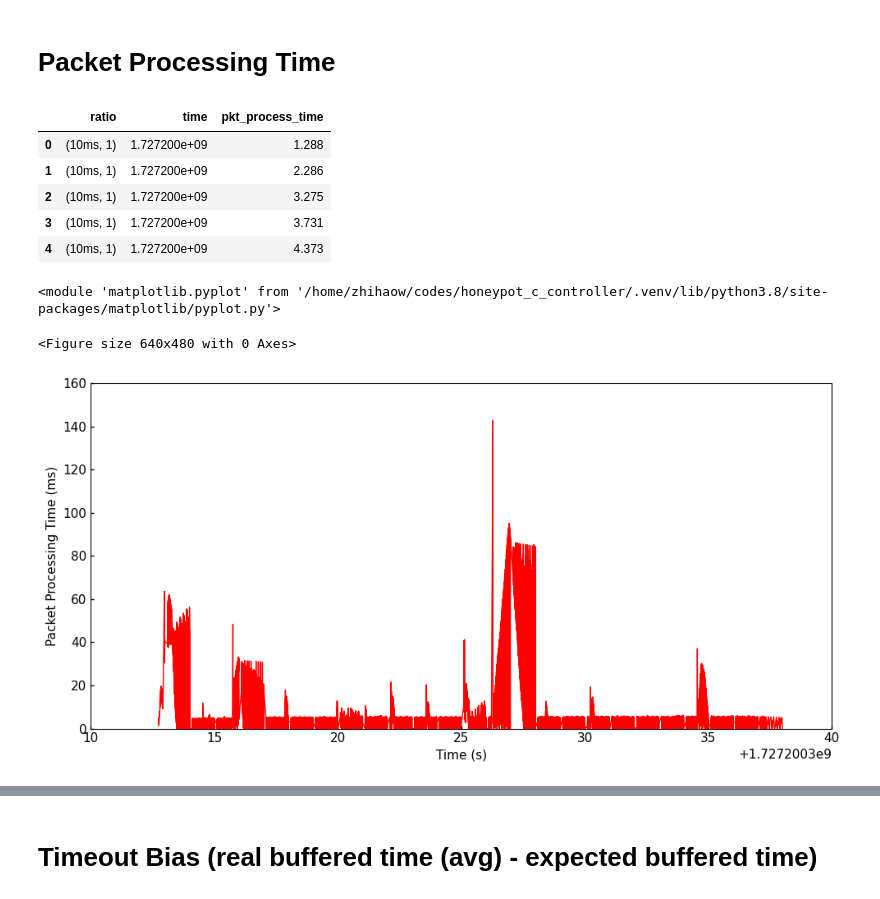
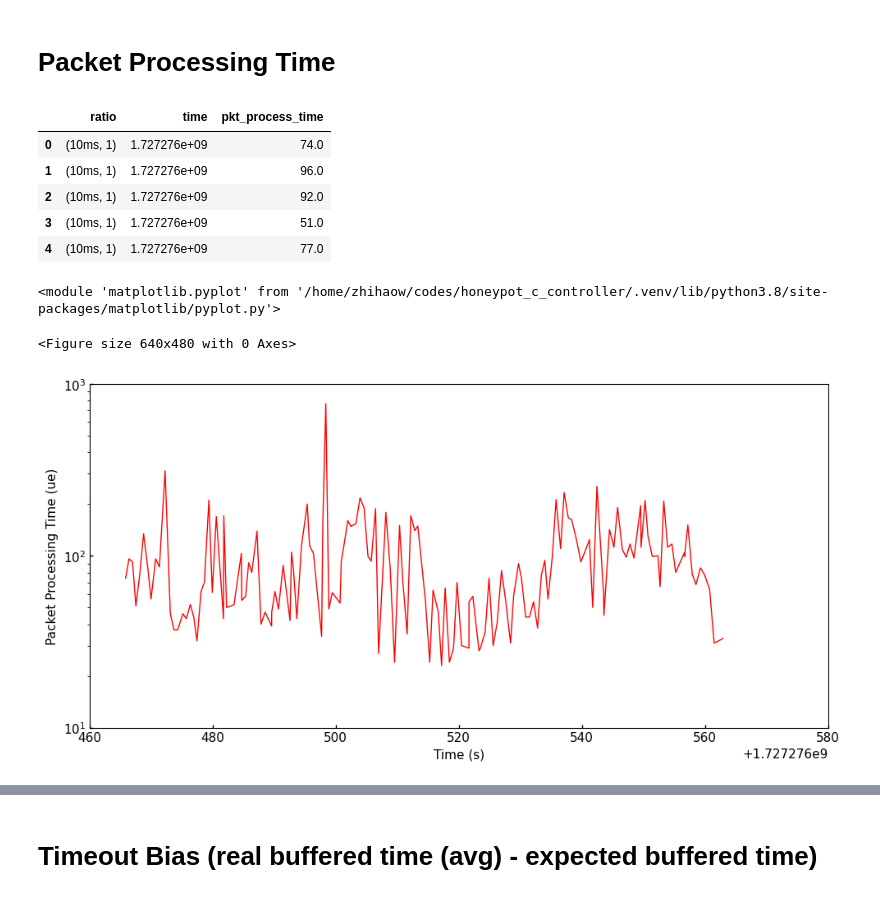
Before and after one commit to zhihao1998/ChamaleoNet, a Jupyter notebook: analysis/pkt_process_time.ipynb, the cells around one changed output, grey strips where cells are left out. Cells and saved outputs as stored; diff of their text form; code cells hidden in the pictures.

```diff
--- a/analysis/pkt_process_time.ipynb
+++ b/analysis/pkt_process_time.ipynb
@@ -16,7 +16,7 @@ sns.set_context("paper")
 # Packet Processing Time
 # %%
 pkt_process_time = []
-with open('../log/stat-timeout20ms-GC1ms.log', 'r') as f:
+with open('../log/stat.log', 'r') as f:
     lines = f.readlines()
     for line in lines:
         if 'sampled at' in line:
@@ -24,22 +24,23 @@ with open('../log/stat-timeout20ms-GC1ms.log', 'r') as f:
             pkt_process_time.append({'ratio': '(10ms, 1)', 'time': sample_time, 'pkt_process_time': float(line.split()[-2])})
 
 pkt_process_time_df = pd.DataFrame(pkt_process_time).sort_values('time')
-pkt_process_time_df['pkt_process_time'] = pkt_process_time_df['pkt_process_time'] / 1000
+pkt_process_time_df['pkt_process_time'] = pkt_process_time_df['pkt_process_time']
 pkt_process_time_df.head()
 # %% [output]
 |  | ratio | time | pkt_process_time |
-| 0 | (10ms, 1) | 1.727200e+09 | 1.288 |
-| 1 | (10ms, 1) | 1.727200e+09 | 2.286 |
-| 2 | (10ms, 1) | 1.727200e+09 | 3.275 |
-| 3 | (10ms, 1) | 1.727200e+09 | 3.731 |
-| 4 | (10ms, 1) | 1.727200e+09 | 4.373 |
+| 0 | (10ms, 1) | 1.727276e+09 | 74.0 |
+| 1 | (10ms, 1) | 1.727276e+09 | 96.0 |
+| 2 | (10ms, 1) | 1.727276e+09 | 92.0 |
+| 3 | (10ms, 1) | 1.727276e+09 | 51.0 |
+| 4 | (10ms, 1) | 1.727276e+09 | 77.0 |
 # %%
 fastplot.plot((pkt_process_time_df['time'], pkt_process_time_df['pkt_process_time']), None, mode='line',
-              figsize=(10, 5), xlabel='Time (s)', ylabel='Packet Processing Time (ms)')
+              yscale='log',
+              figsize=(10, 5), xlabel='Time (s)', ylabel='Packet Processing Time (ue)')
 # %% [output]
 <module 'matplotlib.pyplot' from '/home/zhihaow/codes/honeypot_c_controller/.venv/lib/python3.8/site-packages/matplotlib/pyplot.py'>
 <Figure size 640x480 with 0 Axes>
-[figure, old version]
+[figure, new version]
 # %%
 sns.stripplot(x='ratio', y='pkt_process_time',
               size=3, hue='ratio', legend=False,
```
Also changed, not shown: parts of 7 cells of this notebook, 10 other files.
